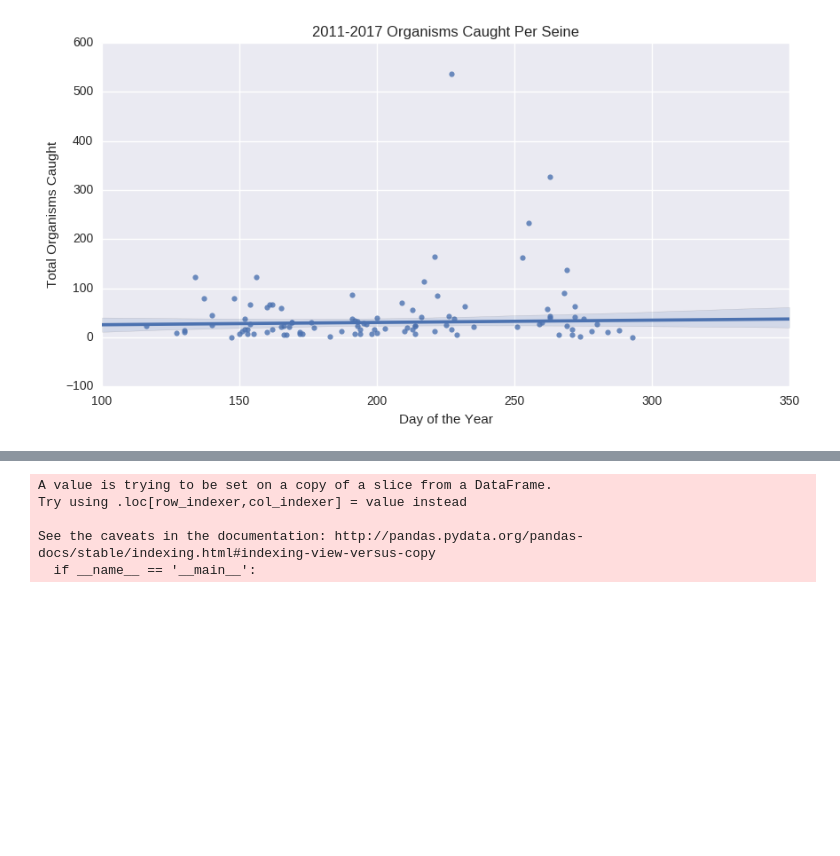
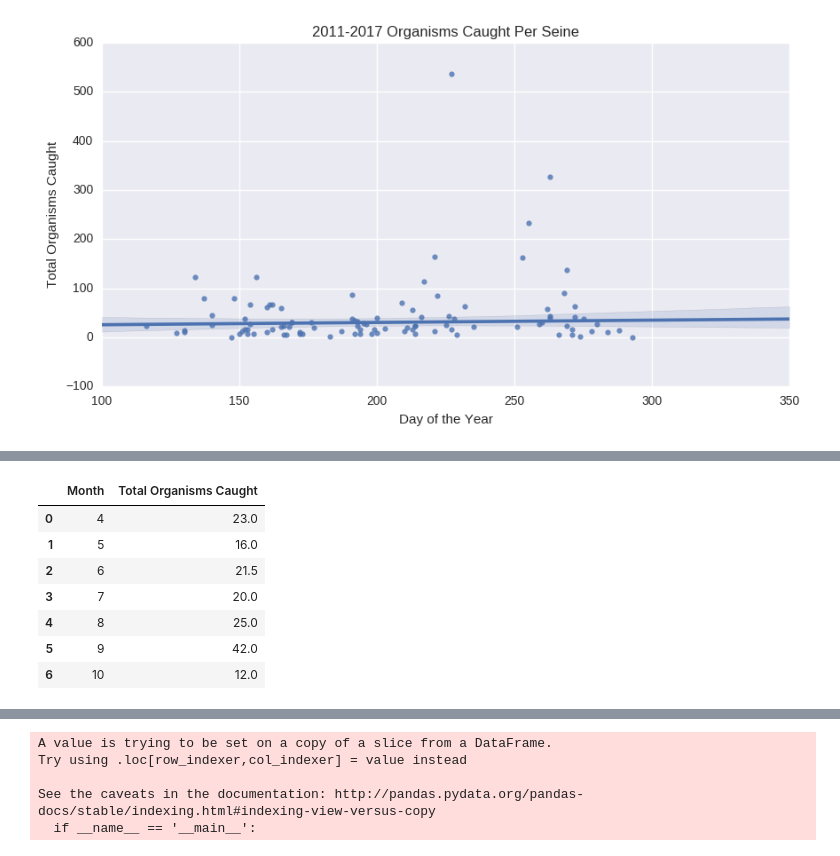
Before and after one commit to Shadhopson/Seining_Analysis, a Jupyter notebook: Making Graphs - 2--2017 catch per seine, and species caught per seine.ipynb, the cells around one changed output, grey strips where cells are left out. Cells and saved outputs as stored; diff of their text form; code cells hidden in the pictures; blank space fills up the shorter version.

```diff
--- a/Making Graphs - 2--2017 catch per seine, and species caught per seine.ipynb
+++ b/Making Graphs - 2--2017 catch per seine, and species caught per seine.ipynb
@@ -83,0 +145,11 @@ ax.figure.savefig('Graphs/BOP_2011_2017_Organisms_Caught_Per_Seine')
+# %%
+a
+# %% [output]
+|  | Month | Total Organisms Caught |
+| 0 | 4 | 23.0 |
+| 1 | 5 | 16.0 |
+| 2 | 6 | 21.5 |
+| 3 | 7 | 20.0 |
+| 4 | 8 | 25.0 |
+| 5 | 9 | 42.0 |
+| 6 | 10 | 12.0 |
```
Also changed, not shown: parts of 15 cells of this notebook, 17 other files.
